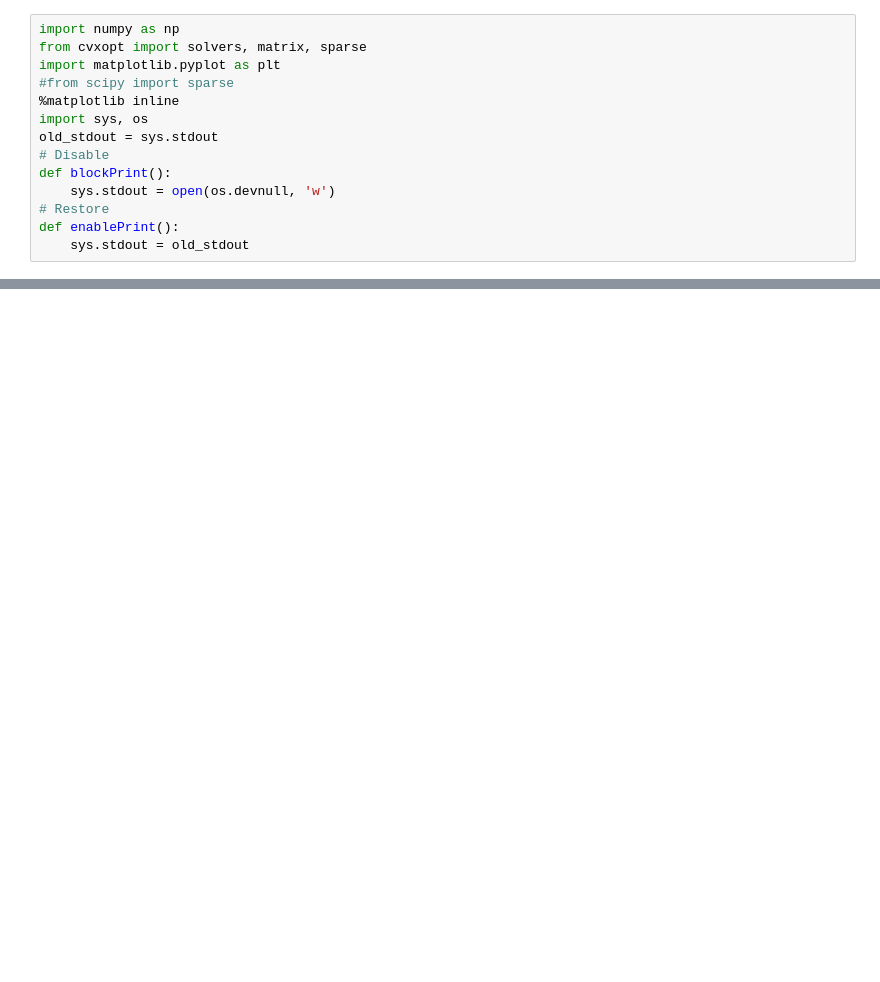
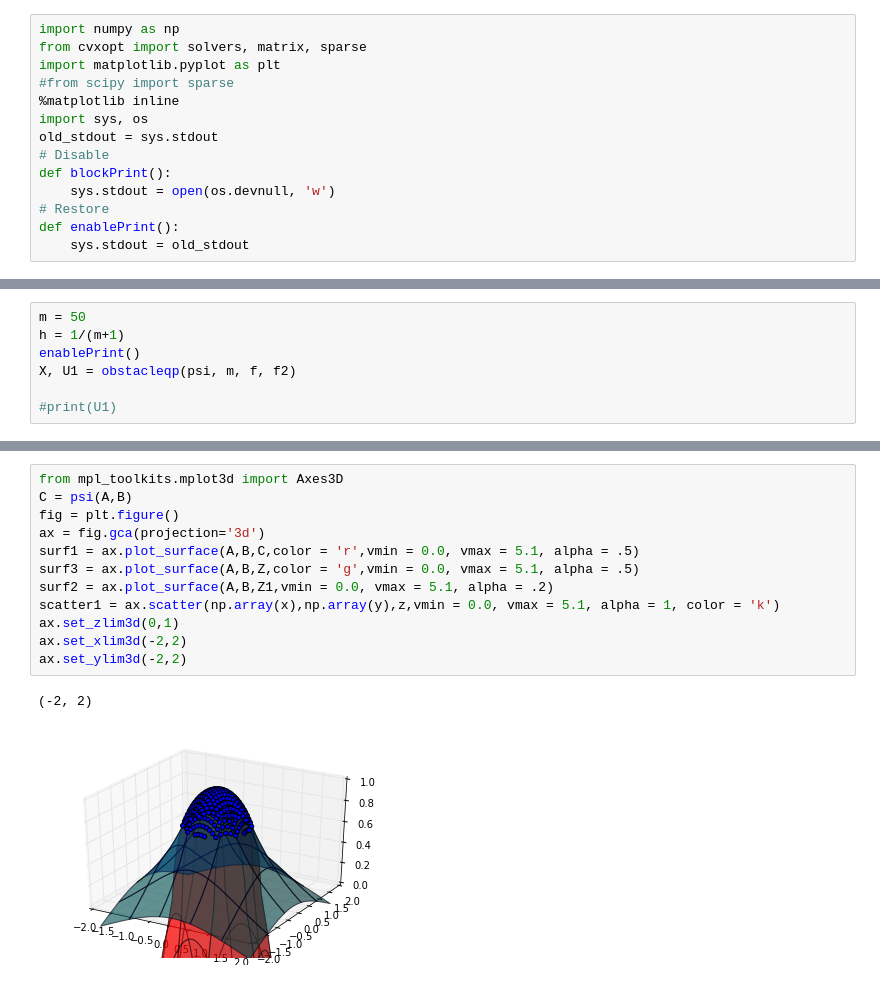
Before and after one commit to mheldman/obstacle, a Jupyter notebook: Obstacle Problem 2D.ipynb, the cells around one changed output, grey strips where cells are left out. Saved outputs shown, nothing was run; the diff lists cells and outputs as text; blank space fills up the shorter version.

```diff
--- a/Obstacle Problem 2D.ipynb
+++ b/Obstacle Problem 2D.ipynb
@@ -14,0 +87,7 @@ def enablePrint():
+# %%
+m = 50
+h = 1/(m+1)
+enablePrint()
+X, U1 = obstacleqp(psi, m, f, f2)
+
+#print(U1)
@@ -14,0 +244,15 @@ def enablePrint():
+# %%
+from mpl_toolkits.mplot3d import Axes3D
+C = psi(A,B)
+fig = plt.figure()
+ax = fig.gca(projection='3d')
+surf1 = ax.plot_surface(A,B,C,color = 'r',vmin = 0.0, vmax = 5.1, alpha = .5)
+surf3 = ax.plot_surface(A,B,Z,color = 'g',vmin = 0.0, vmax = 5.1, alpha = .5)
+surf2 = ax.plot_surface(A,B,Z1,vmin = 0.0, vmax = 5.1, alpha = .2)
+scatter1 = ax.scatter(np.array(x),np.array(y),z,vmin = 0.0, vmax = 5.1, alpha = 1, color = 'k')
+ax.set_zlim3d(0,1)
+ax.set_xlim3d(-2,2)
+ax.set_ylim3d(-2,2)
+# %% [output]
+(-2, 2)
+[figure, added]
```
Also changed, not shown: parts of 24 cells of this notebook.
